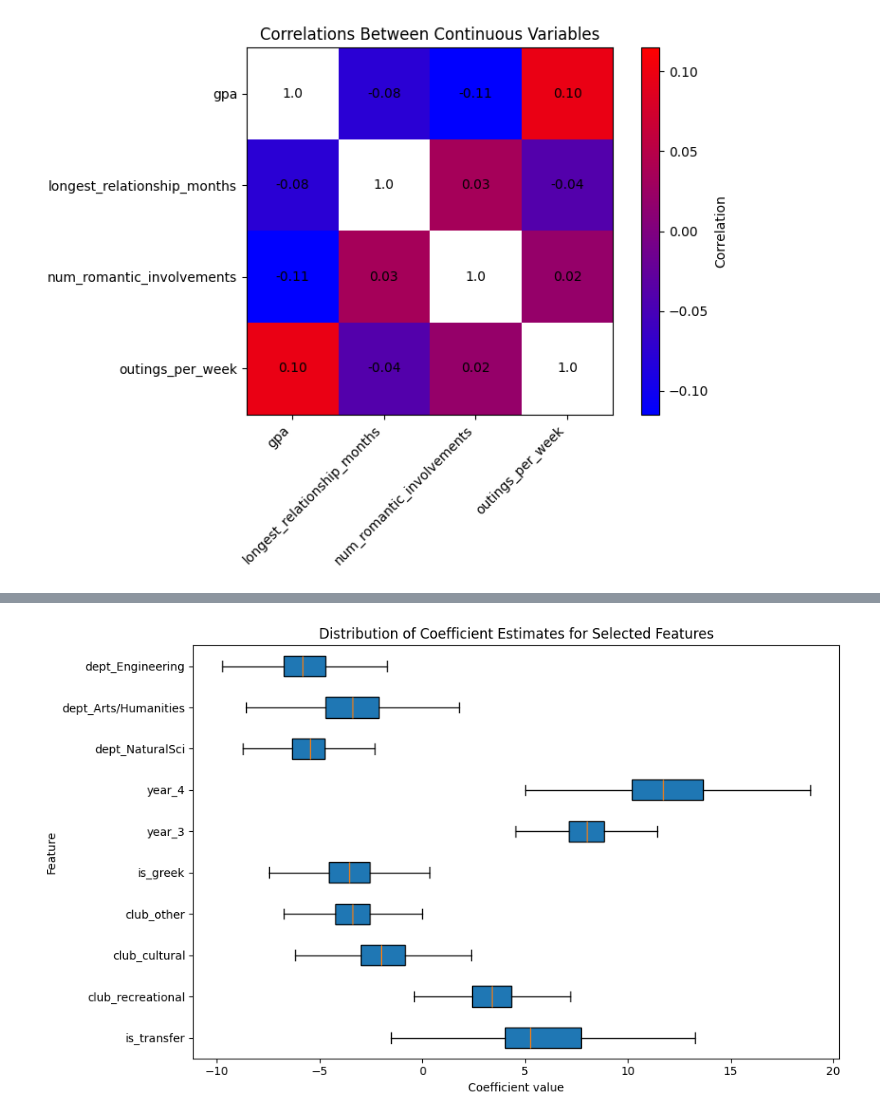
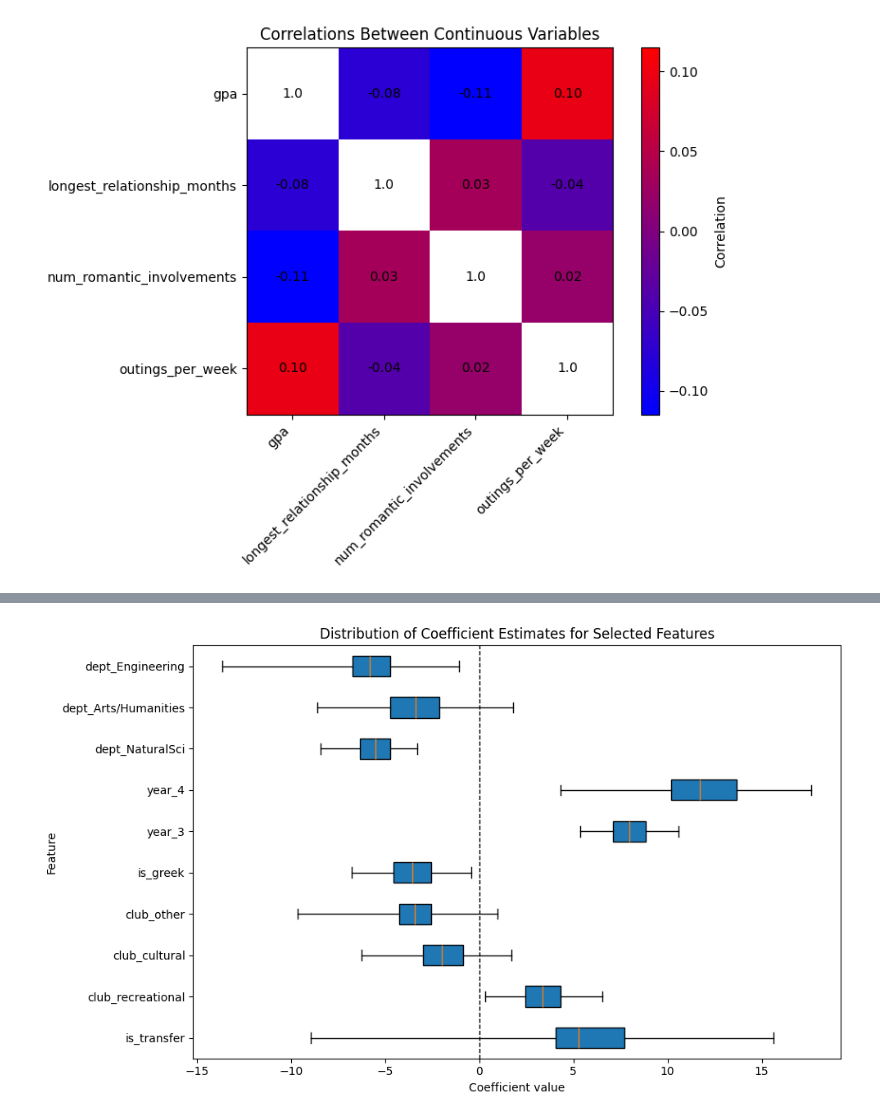
Before and after one commit to snigdhapodugu/dsc190-project, a Jupyter notebook: rq2/linreg_analysis.ipynb, the cells around one changed output, grey strips where cells are left out. Saved outputs shown, nothing was run; the diff lists cells and outputs as text; code cells hidden in the pictures.

Commit message:
Update histograms

```diff
--- a/rq2/linreg_analysis.ipynb
+++ b/rq2/linreg_analysis.ipynb
@@ -112,3 +89,27 @@ support_mask = np.array([False] * X.shape[1])
 support_mask[(supports).argsort()[:10]] = np.array([True] * 10)
 restricted_X = X[X.columns[support_mask]]
 restricted_X
+# %%
+naive_MSE = []
+coef_dist = []
+linear_MSE = []
+
+for x in range(100000):
+    X_train, X_test, y_train, y_test = train_test_split(
+        X.fillna(0), y, test_size=0.1
+    )
+    naive_pred = [y_train.mean()] * len(y_test)
+    naive_MSE += [mean_squared_error(y_test, naive_pred)]
+
+    restricted_X_train, restricted_X_test, y_train, y_test = train_test_split(
+        restricted_X.fillna(0), y, test_size=0.1
+    )
+    model = LinearRegression()
+    model.fit(restricted_X_train, y_train)
+    linear_pred = model.predict(restricted_X_test)
+    linear_MSE += [mean_squared_error(y_test, linear_pred)]
+    coef_dist += [model.coef_]
+
+naive_MSE = np.array(naive_MSE)
+linear_MSE = np.array(linear_MSE)
+coef_dist = np.array(coef_dist)
@@ -115,19 +124,4 @@ restricted_X
 # %%
-coef_dist = []
-linear_MSE = []
-for x in range(100000):
-    restricted_X_train, restricted_X_test, y_train, y_test = train_test_split(
-        restricted_X.fillna(0), y, test_size=0.1
-    )
-    # Could add distributions for MSEs of the different models
-    model = LinearRegression()
-    model.fit(restricted_X_train, y_train)
-    linear_pred = model.predict(restricted_X_test)
-    linear_MSE += [mean_squared_error(y_test, linear_pred)]
-    coef_dist += model.coef_
-
-coef_dist = np.array(coef_dist)
-linear_MSE = np.array(linear_MSE)
 plt.hist(linear_MSE, bins=30, color='skyblue', edgecolor='black')
 plt.xlabel('Linear Model MSE')
 plt.ylabel('Frequency')
@@ -148,14 +141,16 @@ array([ 5.16689782,  3.38611349, -1.97992265, -3.52761486, -3.5611062 ,
 # %%
+coef_matrix = coef_dist.reshape((100000, 10))
 plt.figure(figsize=(10,6))
-plt.boxplot(coef_matrix, showfliers=False, vert=False, patch_artist=True)
+plt.boxplot(coef_matrix, whis=(2.5, 97.5), showfliers=False, vert=False, patch_artist=True)
 plt.yticks(
-    ticks=np.arange(1, num_coefs+1),
+    ticks=np.arange(1, 11),
     labels=restricted_X.columns,
 )
 plt.ylabel('Feature')
 plt.xlabel('Coefficient value')
 plt.title('Distribution of Coefficient Estimates for Selected Features')
+plt.axvline(x=0, color='black', linestyle='--', linewidth=1)
 plt.tight_layout()
 plt.show()
 # %% [output]
-[figure, old version]
+[figure, new version]
```
Also changed, not shown: parts of 7 cells of this notebook, 1 other file.
